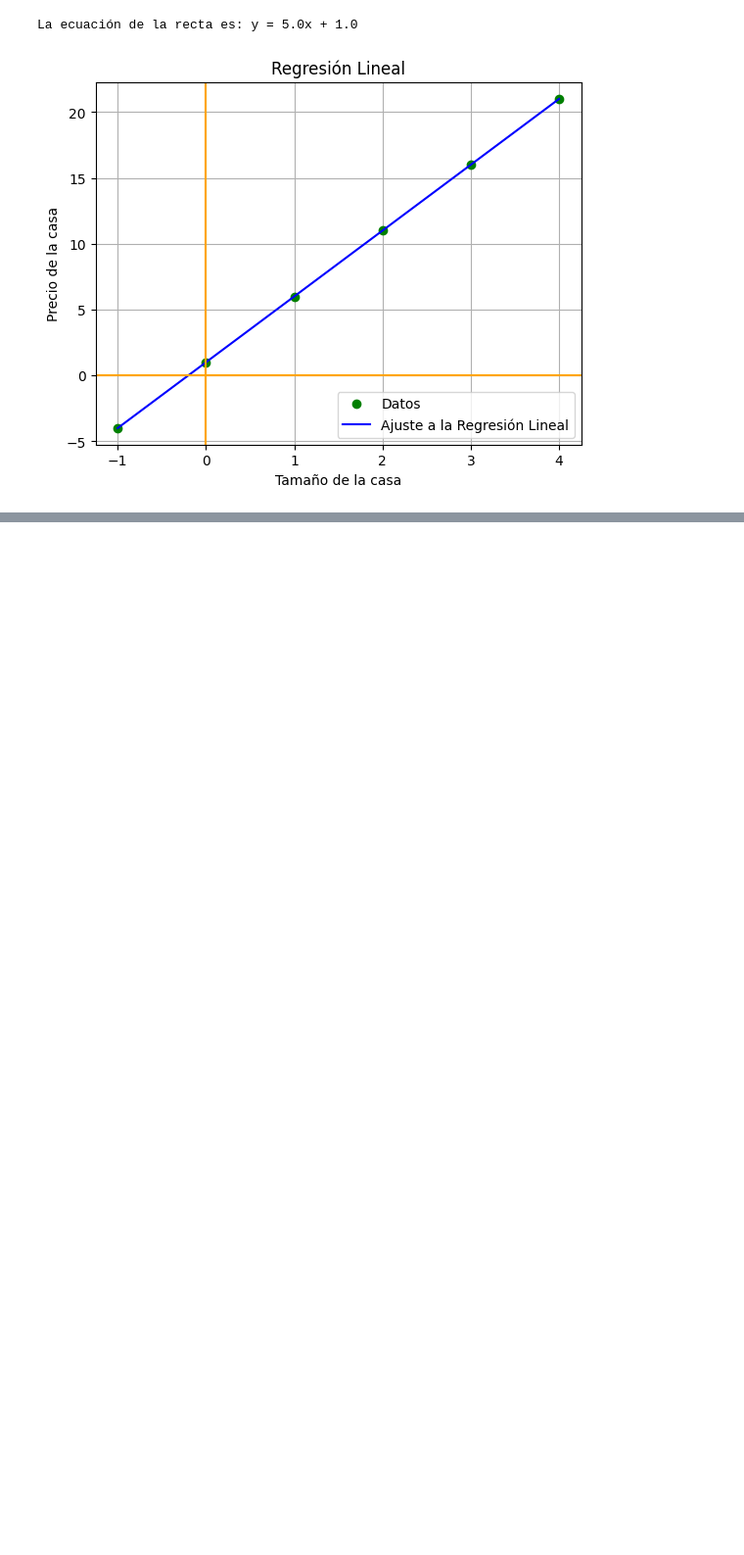
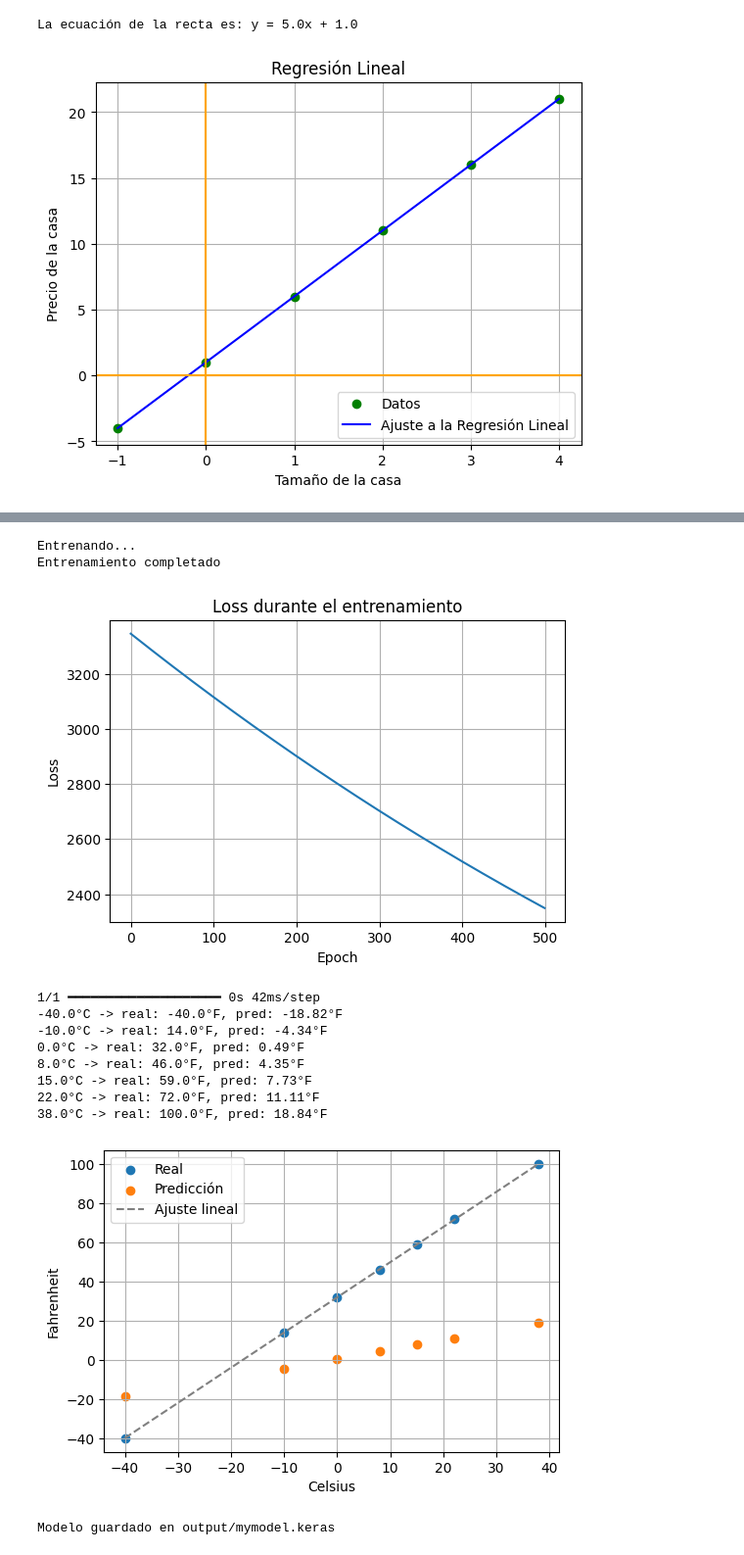
Before and after one commit to angelrz/data-analysis, a Jupyter notebook: 4 Introducción al Aprendizaje Automático/4.2 Hands_On_Say_hello_to_the__Hello,_World__of_ML.ipynb, the cells around one changed output, grey strips where cells are left out. Shown at 98% size. Drawn from its saved outputs; the diff is of its cells as text; code cells hidden in the pictures; blank space fills up the shorter version.

```diff
--- a/4 Introducción al Aprendizaje Automático/4.2 Hands_On_Say_hello_to_the__Hello,_World__of_ML.ipynb
+++ b/4 Introducción al Aprendizaje Automático/4.2 Hands_On_Say_hello_to_the__Hello,_World__of_ML.ipynb
@@ -130,0 +204,47 @@ El precio de la casa con -1.0 habitaciones es: [[-3.9999843]]
+# %%
+# Entrenar una red neuronal simple
+model = tf.keras.Sequential([tf.keras.layers.Dense(units=1, input_shape=[1])])
+model.compile(optimizer='adam', loss='mean_squared_error')
+print('Entrenando...')
+history = model.fit(celsius, fahrenheit, epochs=500, verbose=0)
+print('Entrenamiento completado')
+# Mostrar la pérdida
+plt.figure(figsize=(6,4))
+plt.plot(history.history['loss'])
+plt.title('Loss durante el entrenamiento')
+plt.xlabel('Epoch')
+plt.ylabel('Loss')
+plt.grid(True)
+plt.show()
+# Predicciones y comparación
+preds = model.predict(celsius).flatten()
+for c, f_true, f_pred in zip(celsius, fahrenheit, preds):
+    print(f'{c:.1f}°C -> real: {f_true:.1f}°F, pred: {f_pred:.2f}°F')
+plt.figure(figsize=(6,4))
+plt.scatter(celsius, fahrenheit, label='Real')
+plt.scatter(celsius, preds, label='Predicción')
+plt.plot(celsius, m*celsius + b, color='gray', linestyle='--', label='Ajuste lineal')
+plt.legend()
+plt.xlabel('Celsius')
+plt.ylabel('Fahrenheit')
+plt.grid(True)
+plt.show()
+# Guardar el modelo en la carpeta output (formato Keras nativo .keras)
+import os
+os.makedirs('output', exist_ok=True)
+model.save('output/mymodel.keras')
+print('Modelo guardado en output/mymodel.keras')
+# %% [output]
+Entrenando...
+Entrenamiento completado
+[figure, added]
+1/1 ━━━━━━━━━━━━━━━━━━━━ 0s 42ms/step
+-40.0°C -> real: -40.0°F, pred: -18.82°F
+-10.0°C -> real: 14.0°F, pred: -4.34°F
+0.0°C -> real: 32.0°F, pred: 0.49°F
+8.0°C -> real: 46.0°F, pred: 4.35°F
+15.0°C -> real: 59.0°F, pred: 7.73°F
+22.0°C -> real: 72.0°F, pred: 11.11°F
+38.0°C -> real: 100.0°F, pred: 18.84°F
+[figure, added]
+Modelo guardado en output/mymodel.keras
```
Also changed, not shown: parts of 6 cells of this notebook, 1 other file.
